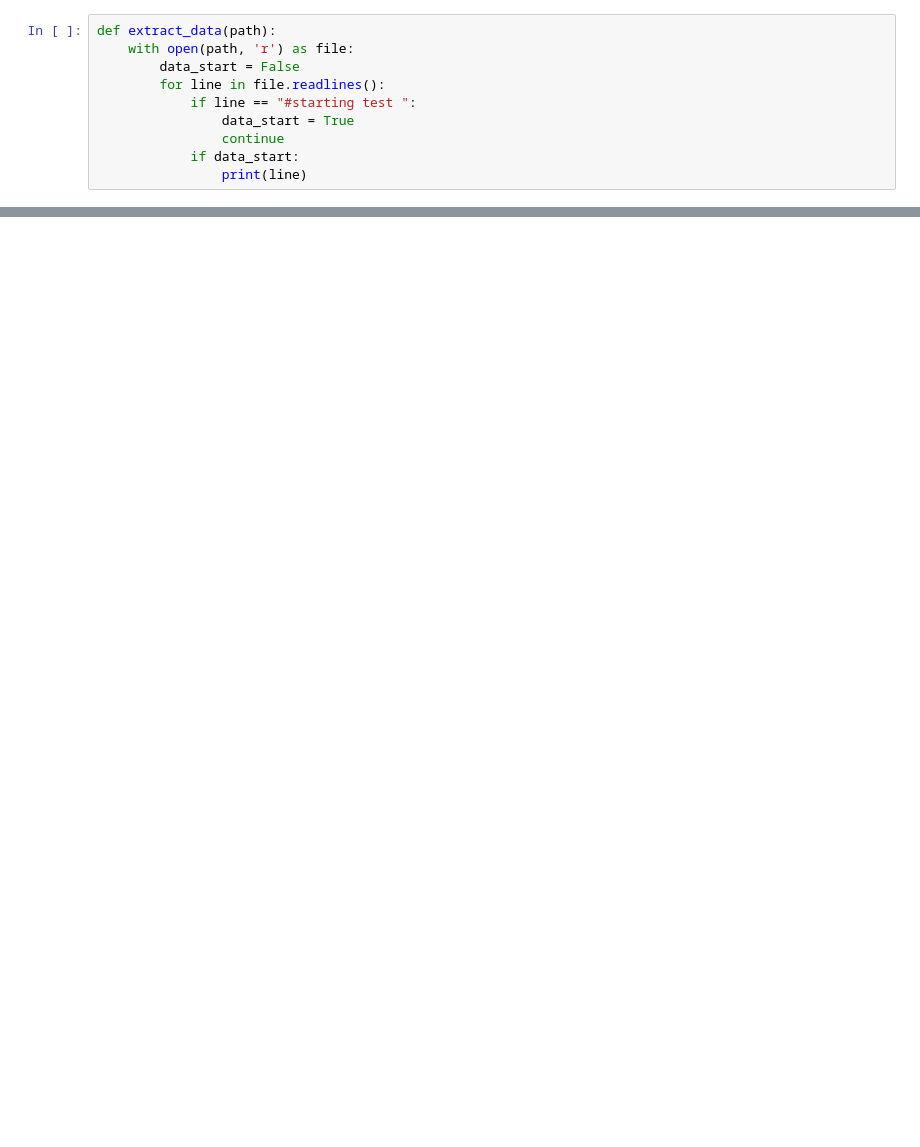
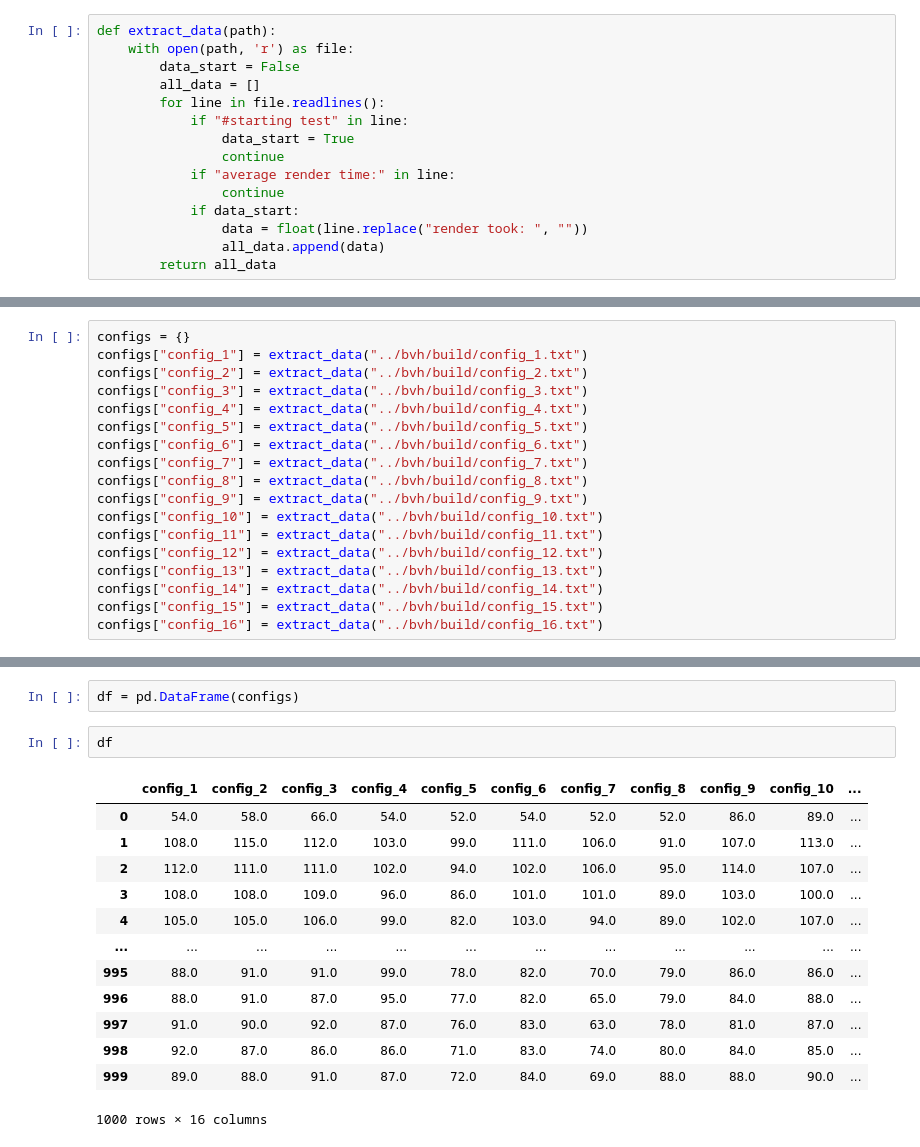
Before and after one commit to sivansh11/bvh, a Jupyter notebook: data_analysis.ipynb, the cells around one changed output, grey strips where cells are left out. Drawn from its saved outputs; the diff is of its cells as text; blank space fills up the shorter version.

```diff
--- a/data_analysis.ipynb
+++ b/data_analysis.ipynb
@@ -27,9 +27,14 @@ import os
 def extract_data(path):
     with open(path, 'r') as file:
         data_start = False
+        all_data = []
         for line in file.readlines():
-            if line == "#starting test ":
+            if "#starting test" in line:
                 data_start = True
                 continue
+            if "average render time:" in line:
+                continue
             if data_start:
-                print(line)
+                data = float(line.replace("render took: ", ""))
+                all_data.append(data)
+        return all_data
@@ -37,0 +41,18 @@ extract_data("../bvh/build/config_1.txt")
+# %%
+configs = {}
+configs["config_1"] = extract_data("../bvh/build/config_1.txt")
+configs["config_2"] = extract_data("../bvh/build/config_2.txt")
+configs["config_3"] = extract_data("../bvh/build/config_3.txt")
+configs["config_4"] = extract_data("../bvh/build/config_4.txt")
+configs["config_5"] = extract_data("../bvh/build/config_5.txt")
+configs["config_6"] = extract_data("../bvh/build/config_6.txt")
+configs["config_7"] = extract_data("../bvh/build/config_7.txt")
+configs["config_8"] = extract_data("../bvh/build/config_8.txt")
+configs["config_9"] = extract_data("../bvh/build/config_9.txt")
+configs["config_10"] = extract_data("../bvh/build/config_10.txt")
+configs["config_11"] = extract_data("../bvh/build/config_11.txt")
+configs["config_12"] = extract_data("../bvh/build/config_12.txt")
+configs["config_13"] = extract_data("../bvh/build/config_13.txt")
+configs["config_14"] = extract_data("../bvh/build/config_14.txt")
+configs["config_15"] = extract_data("../bvh/build/config_15.txt")
+configs["config_16"] = extract_data("../bvh/build/config_16.txt")
@@ -37,0 +78,18 @@ extract_data("../bvh/build/config_1.txt")
+# %%
+df = pd.DataFrame(configs)
+# %%
+df
+# %% [output]
+|  | config_1 | config_2 | config_3 | config_4 | config_5 | config_6 | config_7 | config_8 | config_9 | config_10 | ... |
+| 0 | 54.0 | 58.0 | 66.0 | 54.0 | 52.0 | 54.0 | 52.0 | 52.0 | 86.0 | 89.0 | ... |
+| 1 | 108.0 | 115.0 | 112.0 | 103.0 | 99.0 | 111.0 | 106.0 | 91.0 | 107.0 | 113.0 | ... |
+| 2 | 112.0 | 111.0 | 111.0 | 102.0 | 94.0 | 102.0 | 106.0 | 95.0 | 114.0 | 107.0 | ... |
+| 3 | 108.0 | 108.0 | 109.0 | 96.0 | 86.0 | 101.0 | 101.0 | 89.0 | 103.0 | 100.0 | ... |
+| 4 | 105.0 | 105.0 | 106.0 | 99.0 | 82.0 | 103.0 | 94.0 | 89.0 | 102.0 | 107.0 | ... |
+| ... | ... | ... | ... | ... | ... | ... | ... | ... | ... | ... | ... |
+| 995 | 88.0 | 91.0 | 91.0 | 99.0 | 78.0 | 82.0 | 70.0 | 79.0 | 86.0 | 86.0 | ... |
+| 996 | 88.0 | 91.0 | 87.0 | 95.0 | 77.0 | 82.0 | 65.0 | 79.0 | 84.0 | 88.0 | ... |
+| 997 | 91.0 | 90.0 | 92.0 | 87.0 | 76.0 | 83.0 | 63.0 | 78.0 | 81.0 | 87.0 | ... |
+| 998 | 92.0 | 87.0 | 86.0 | 86.0 | 71.0 | 83.0 | 74.0 | 80.0 | 84.0 | 85.0 | ... |
+| 999 | 89.0 | 88.0 | 91.0 | 87.0 | 72.0 | 84.0 | 69.0 | 88.0 | 88.0 | 90.0 | ... |
+1000 rows × 16 columns
```
Also changed, not shown: parts of 15 cells of this notebook, 5 other files.
